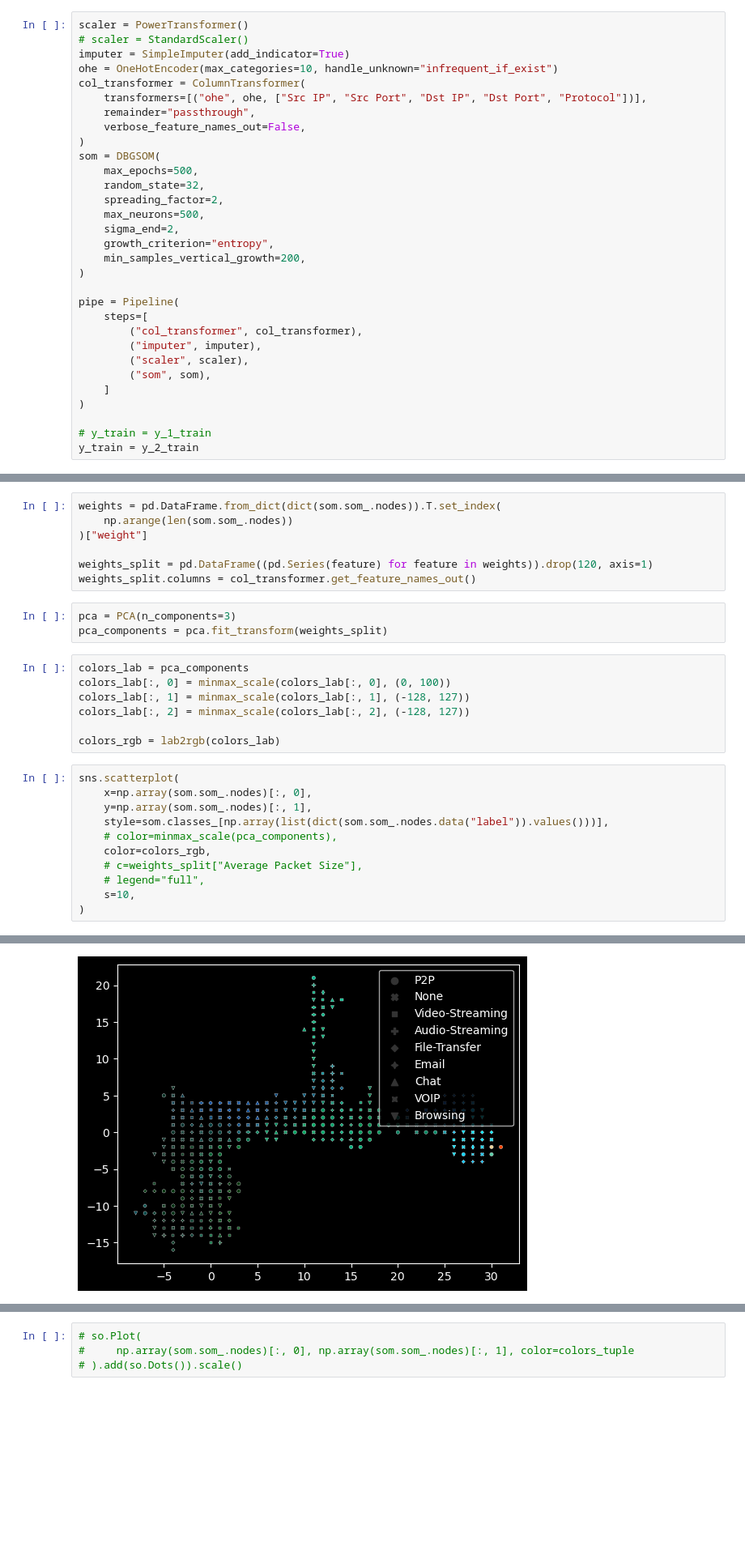
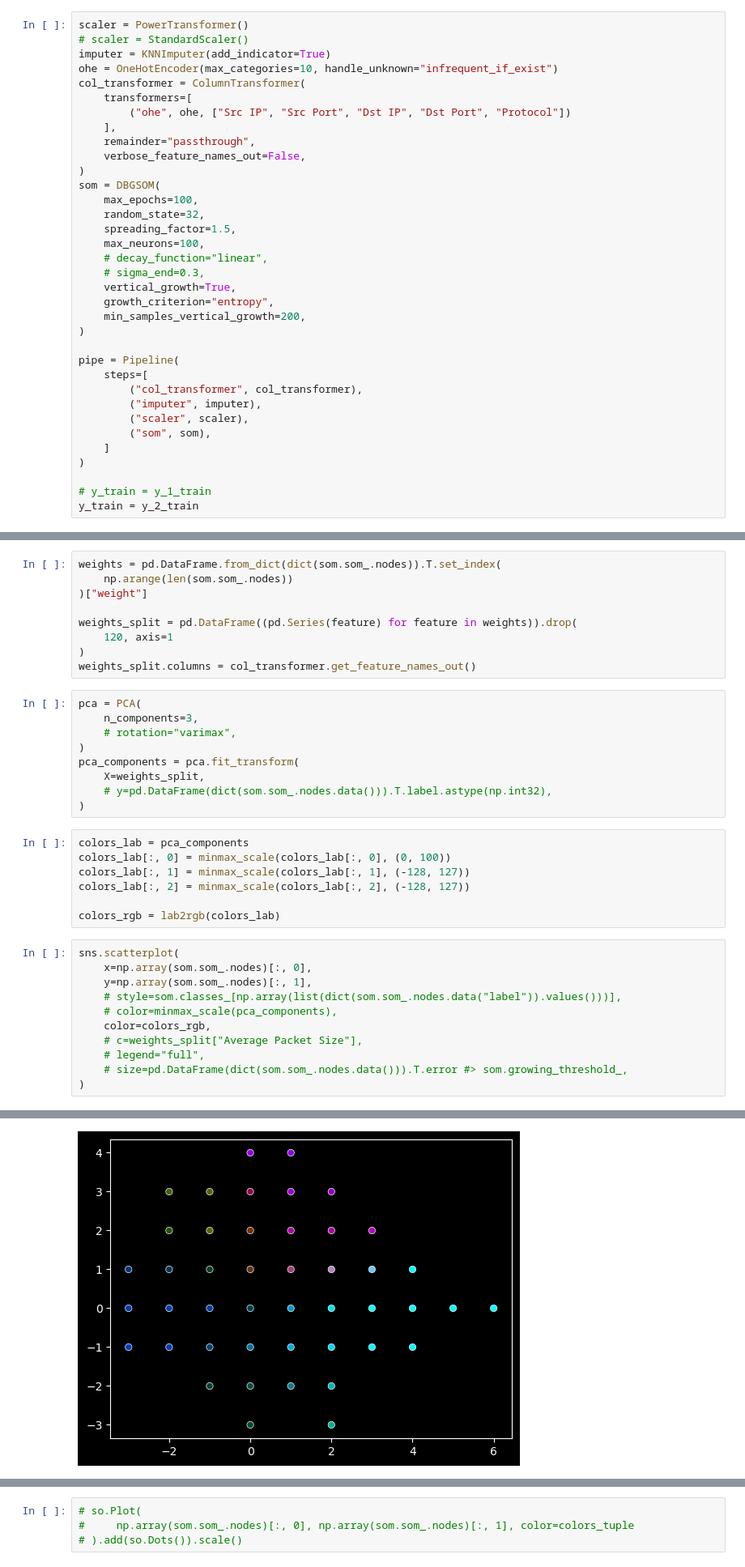
Before and after one commit to SandroMartens/DBGSOM, a Jupyter notebook: examples/darknet.ipynb, the cells around one changed output, grey strips where cells are left out. Shown: that part at 81% size. Cells and saved outputs as stored; diff of their text form; blank space fills up the shorter version.

```diff
--- a/examples/darknet.ipynb
+++ b/examples/darknet.ipynb
@@ -42,19 +43,23 @@ X_train, X_test, y_1_train, y_1_test, y_2_train, y_2_test = train_test_split(
 # %%
 scaler = PowerTransformer()
 # scaler = StandardScaler()
-imputer = SimpleImputer(add_indicator=True)
+imputer = KNNImputer(add_indicator=True)
 ohe = OneHotEncoder(max_categories=10, handle_unknown="infrequent_if_exist")
 col_transformer = ColumnTransformer(
-    transformers=[("ohe", ohe, ["Src IP", "Src Port", "Dst IP", "Dst Port", "Protocol"])],
+    transformers=[
+        ("ohe", ohe, ["Src IP", "Src Port", "Dst IP", "Dst Port", "Protocol"])
+    ],
     remainder="passthrough",
     verbose_feature_names_out=False,
 )
 som = DBGSOM(
-    max_epochs=500,
+    max_epochs=100,
     random_state=32,
-    spreading_factor=2,
-    max_neurons=500,
-    sigma_end=2,
+    spreading_factor=1.5,
+    max_neurons=100,
+    # decay_function="linear",
+    # sigma_end=0.3,
+    vertical_growth=True,
     growth_criterion="entropy",
     min_samples_vertical_growth=200,
 )
@@ -91,11 +111,19 @@ weights = pd.DataFrame.from_dict(dict(som.som_.nodes)).T.set_index(
     np.arange(len(som.som_.nodes))
 )["weight"]
 
-weights_split = pd.DataFrame((pd.Series(feature) for feature in weights)).drop(120, axis=1)
+weights_split = pd.DataFrame((pd.Series(feature) for feature in weights)).drop(
+    120, axis=1
+)
 weights_split.columns = col_transformer.get_feature_names_out()
 # %%
-pca = PCA(n_components=3)
-pca_components = pca.fit_transform(weights_split)
+pca = PCA(
+    n_components=3,
+    # rotation="varimax",
+)
+pca_components = pca.fit_transform(
+    X=weights_split,
+    # y=pd.DataFrame(dict(som.som_.nodes.data())).T.label.astype(np.int32),
+)
 # %%
 colors_lab = pca_components
 colors_lab[:, 0] = minmax_scale(colors_lab[:, 0], (0, 100))
@@ -106,14 +134,14 @@ colors_rgb = lab2rgb(colors_lab)
 # %%
 sns.scatterplot(
     x=np.array(som.som_.nodes)[:, 0],
     y=np.array(som.som_.nodes)[:, 1],
-    style=som.classes_[np.array(list(dict(som.som_.nodes.data("label")).values()))],
+    # style=som.classes_[np.array(list(dict(som.som_.nodes.data("label")).values()))],
     # color=minmax_scale(pca_components),
     color=colors_rgb,
     # c=weights_split["Average Packet Size"],
     # legend="full",
-    s=10,
+    # size=pd.DataFrame(dict(som.som_.nodes.data())).T.error #> som.growing_threshold_,
 )
 # %% [output]
 <Axes: >
-[figure, old version]
+[figure, new version]
```
Also changed, not shown: parts of 10 cells of this notebook, 3 other files.
